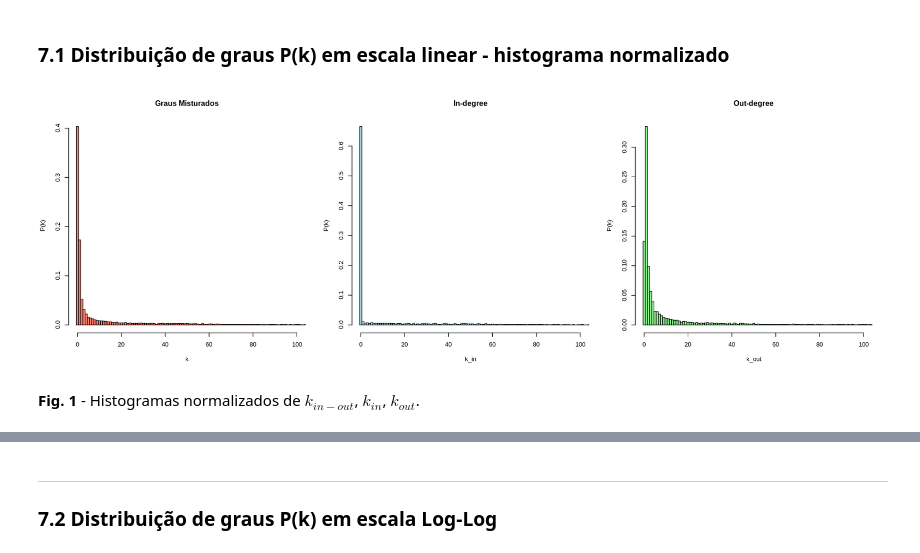
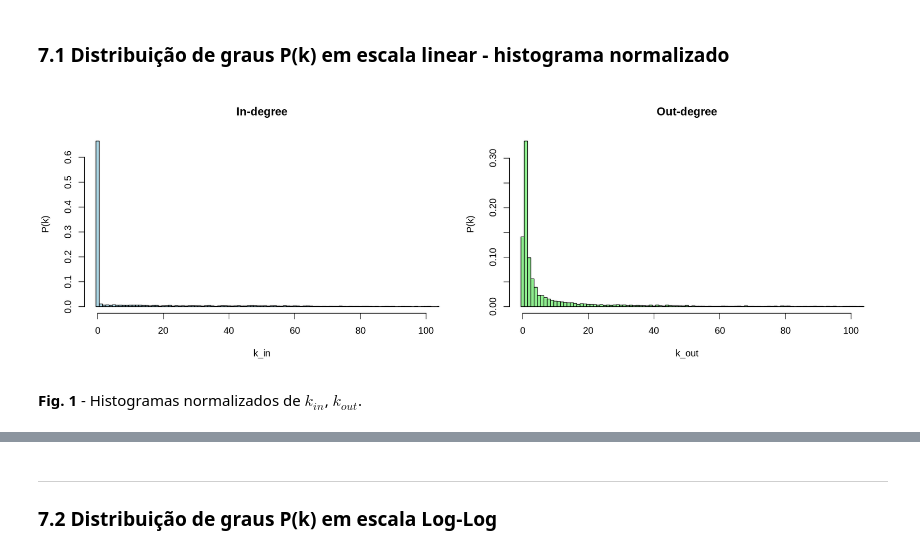
Before and after one commit to marinasantiago1718/WikipediaGraph, a Jupyter notebook: wikiVote.ipynb, the cells around one changed output, grey strips where cells are left out. Saved outputs shown, nothing was run; the diff lists cells and outputs as text; code cells hidden in the pictures.

```diff
--- a/wikiVote.ipynb
+++ b/wikiVote.ipynb
@@ -293,6 +248,7 @@ The following object is masked from ‘package:base’:
 # %%
 # Este script realiza a análise estatística da conectividade do grafo, separando a influência de entrada (In-degree),
 # saída (Out-degree) e misturado como saída tem um histograma normalizado da Distribuição de graus P(k)
+
 library(igraph)
 dados <- read.table("Wiki-Vote-Clean.txt", header = FALSE, skip = 2)
 
@@ -300,7 +256,6 @@ g <- graph_from_data_frame(dados, directed = TRUE)
 
 k_in  <- degree(g, mode = "in")
 k_out <- degree(g, mode = "out")
-k_total <- c(k_in, k_out)
 
 freq_in  <- table(k_in)
 P_in     <- freq_in / sum(freq_in)
@@ -308,50 +263,35 @@ k_in_vals <- as.numeric(names(P_in))
 
 freq_out  <- table(k_out)
 P_out     <- freq_out / sum(freq_out)
 k_out_vals <- as.numeric(names(P_out))
 
-freq_total  <- table(k_total)
-P_total     <- freq_total / sum(freq_total)
-k_total_vals <- as.numeric(names(P_total))
-
 options(repr.plot.width = 15, repr.plot.height = 5)
 
-par(mfrow = c(1,3))
-
-# Juntos
-hist(k_total,
-     probability = TRUE,
-     breaks = seq(min(k_total)-0.5, max(k_total)+0.5, by=1),
-     xlim = c(0, 100),
-     main = "Graus Juntos",
-     xlab = "k",
-     ylab = "P(k)",
-     col = "salmon",
-     border = "black")
+par(mfrow = c(1,2))
 
 # In
 hist(k_in,
      probability = TRUE,
      breaks = seq(min(k_in)-0.5, max(k_in)+0.5, by=1),
      xlim = c(0, 100),
      main = "In-degree",
      xlab = "k_in",
      ylab = "P(k)",
      col = "lightblue",
      border = "black")
 
 # Out
 hist(k_out,
      probability = TRUE,
      breaks = seq(min(k_out)-0.5, max(k_out)+0.5, by=1),
      xlim = c(0, 100),
      main = "Out-degree",
      xlab = "k_out",
      ylab = "P(k)",
      col = "lightgreen",
      border = "black")
 # %% [output]
-[figure, old version]
+[figure, new version]
 # %% [markdown]
-**Fig. 1** - Histogramas normalizados de $k_{in-out}$, $k_{in}$, $k_{out}$.
+**Fig. 1** - Histogramas normalizados de $k_{in}$, $k_{out}$.
 # %% [markdown]
```
Also changed, not shown: parts of 5 cells of this notebook.
